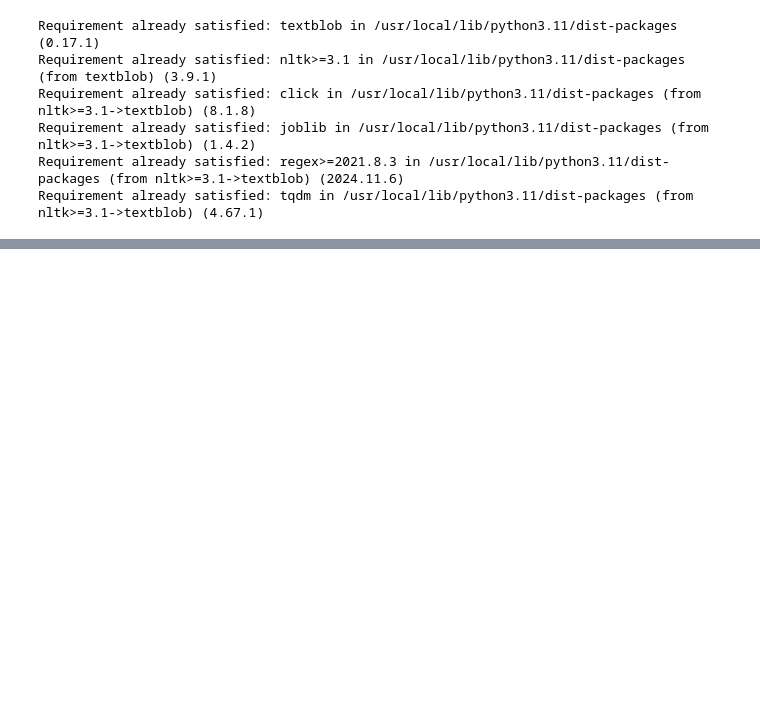
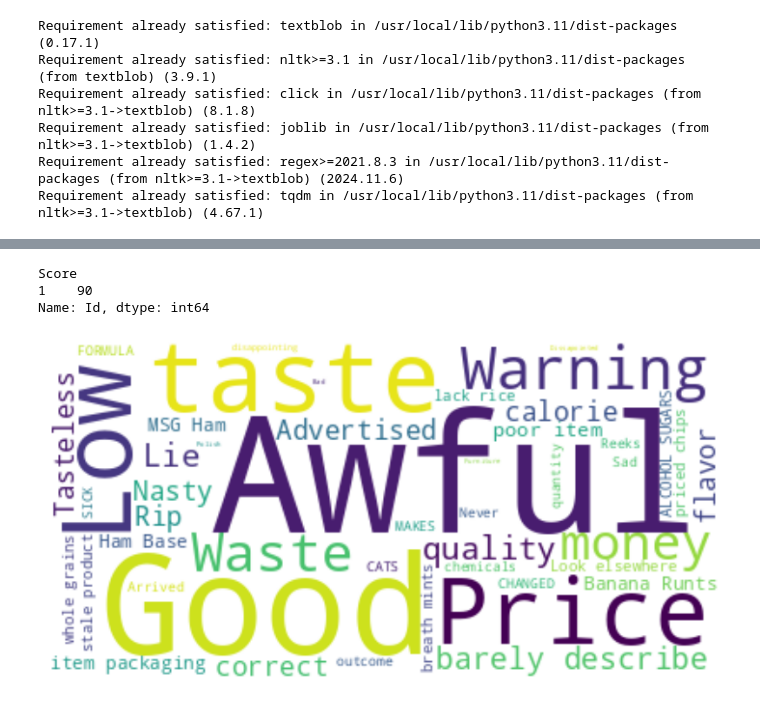
Before and after one commit to Mnandini19-crt/AD_NLP, a Jupyter notebook: 14_sentiment_Analysis.ipynb, the cells around one changed output, grey strips where cells are left out. Saved outputs shown, nothing was run; the diff lists cells and outputs as text; code cells hidden in the pictures; blank space fills up the shorter version.

```diff
--- a/14_sentiment_Analysis.ipynb
+++ b/14_sentiment_Analysis.ipynb
@@ -76,3 +93,23 @@ score_2 = reviews[reviews['Score'] == 1].sample(n=18)
 score_3 = reviews[reviews['Score'] == 1].sample(n=18)
 score_4 = reviews[reviews['Score'] == 1].sample(n=18)
 score_5 = reviews[reviews['Score'] == 1].sample(n=18)
+# %%
+reviews_sample = pd.concat([score_1,score_2,score_3,score_4,score_5],axis=0)
+reviews_sample.reset_index(drop=True,inplace=True)
+
+# Printing count by 'Score' to check dataset is now balanced.
+print(reviews_sample.groupby('Score').count().Id)
+# %% [output]
+Score
+1    90
+Name: Id, dtype: int64
+# %%
+from wordcloud import WordCloud
+reviews_str = " ".join(reviews_sample["Summary"].to_numpy())
+wordcloud = WordCloud(background_color='white').generate(reviews_str)
+plt.figure(figsize=(10,10))
+plt.imshow(wordcloud,interpolation='bilinear')
+plt.axis("off")
+plt.show()
+# %% [output]
+[figure, added]
```
Also changed, not shown: parts of 11 cells of this notebook.
